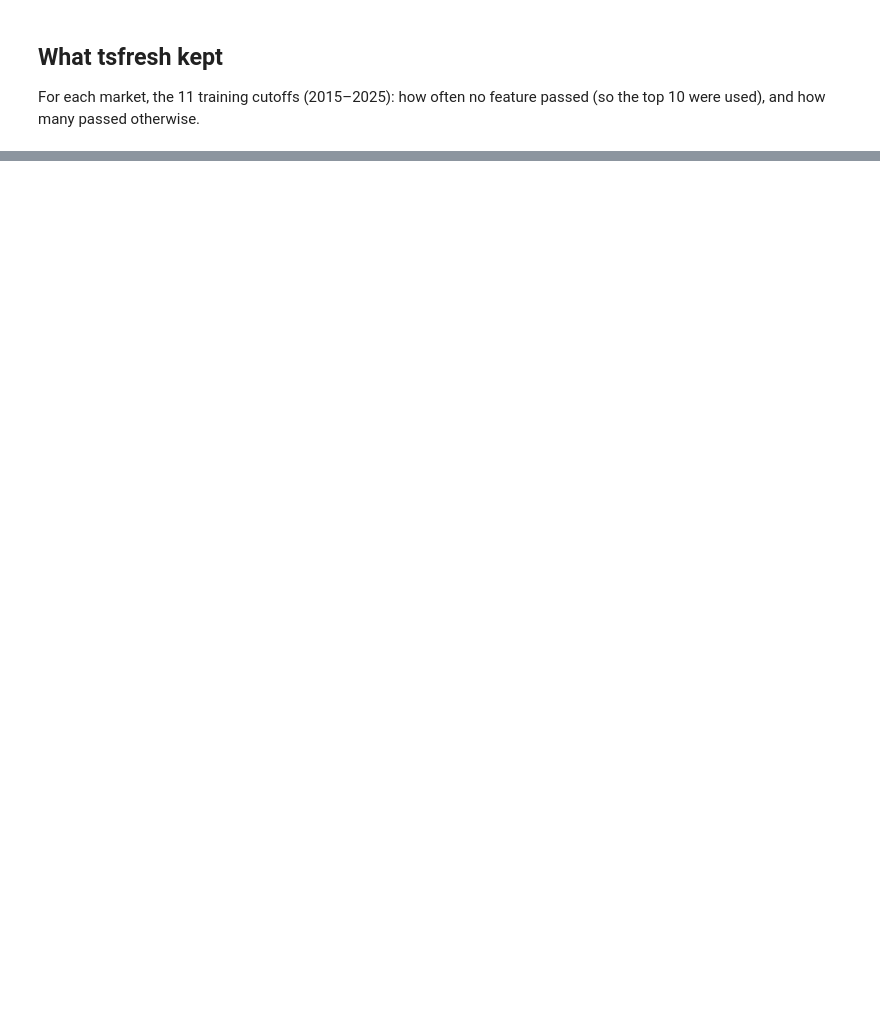
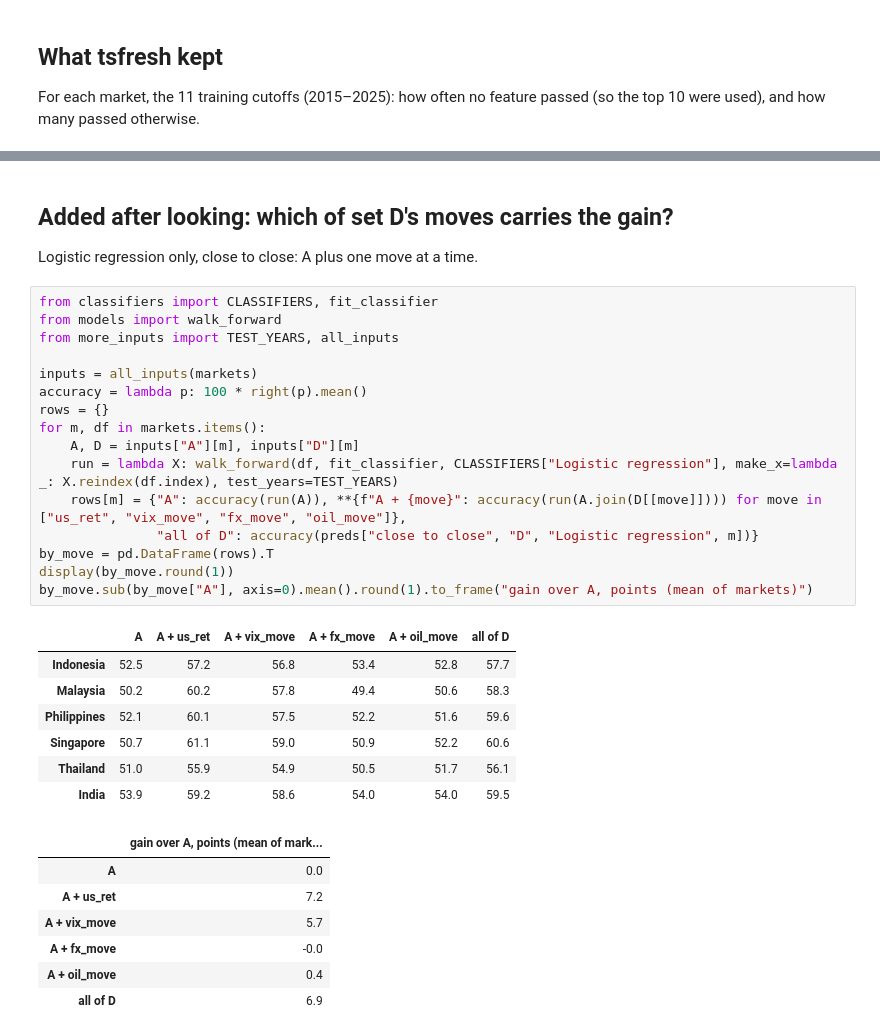
Before and after one commit to kesavakrishna/asean-ml-forecasting, a Jupyter notebook: more_inputs.ipynb, the cells around one changed output, grey strips where cells are left out. Saved outputs shown, nothing was run; the diff lists cells and outputs as text; blank space fills up the shorter version.

```diff
--- a/more_inputs.ipynb
+++ b/more_inputs.ipynb
@@ -120,0 +290,35 @@ CONCLUSIONS
+# %% [markdown]
+## Added after looking: which of set D's moves carries the gain?
+
+Logistic regression only, close to close: A plus one move at a time.
+# %%
+from classifiers import CLASSIFIERS, fit_classifier
+from models import walk_forward
+from more_inputs import TEST_YEARS, all_inputs
+
+inputs = all_inputs(markets)
+accuracy = lambda p: 100 * right(p).mean()
+rows = {}
+for m, df in markets.items():
+    A, D = inputs["A"][m], inputs["D"][m]
+    run = lambda X: walk_forward(df, fit_classifier, CLASSIFIERS["Logistic regression"], make_x=lambda _: X.reindex(df.index), test_years=TEST_YEARS)
+    rows[m] = {"A": accuracy(run(A)), **{f"A + {move}": accuracy(run(A.join(D[[move]]))) for move in ["us_ret", "vix_move", "fx_move", "oil_move"]},
+               "all of D": accuracy(preds["close to close", "D", "Logistic regression", m])}
+by_move = pd.DataFrame(rows).T
+display(by_move.round(1))
+by_move.sub(by_move["A"], axis=0).mean().round(1).to_frame("gain over A, points (mean of markets)")
+# %% [output]
+|  | A | A + us_ret | A + vix_move | A + fx_move | A + oil_move | all of D |
+| Indonesia | 52.5 | 57.2 | 56.8 | 53.4 | 52.8 | 57.7 |
+| Malaysia | 50.2 | 60.2 | 57.8 | 49.4 | 50.6 | 58.3 |
+| Philippines | 52.1 | 60.1 | 57.5 | 52.2 | 51.6 | 59.6 |
+| Singapore | 50.7 | 61.1 | 59.0 | 50.9 | 52.2 | 60.6 |
+| Thailand | 51.0 | 55.9 | 54.9 | 50.5 | 51.7 | 56.1 |
+| India | 53.9 | 59.2 | 58.6 | 54.0 | 54.0 | 59.5 |
+|  | gain over A, points (mean of mark... |
+| A | 0.0 |
+| A + us_ret | 7.2 |
+| A + vix_move | 5.7 |
+| A + fx_move | -0.0 |
+| A + oil_move | 0.4 |
+| all of D | 6.9 |
```
Also changed, not shown: parts of 12 cells of this notebook, 5 other files.
